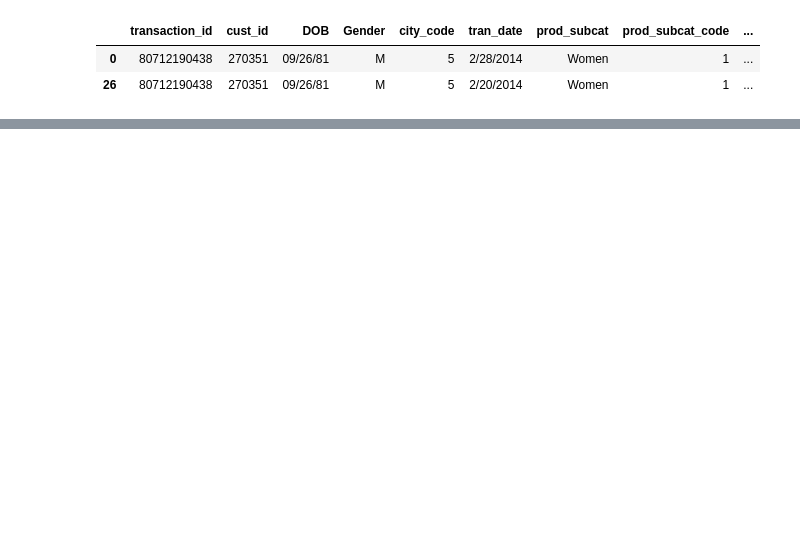
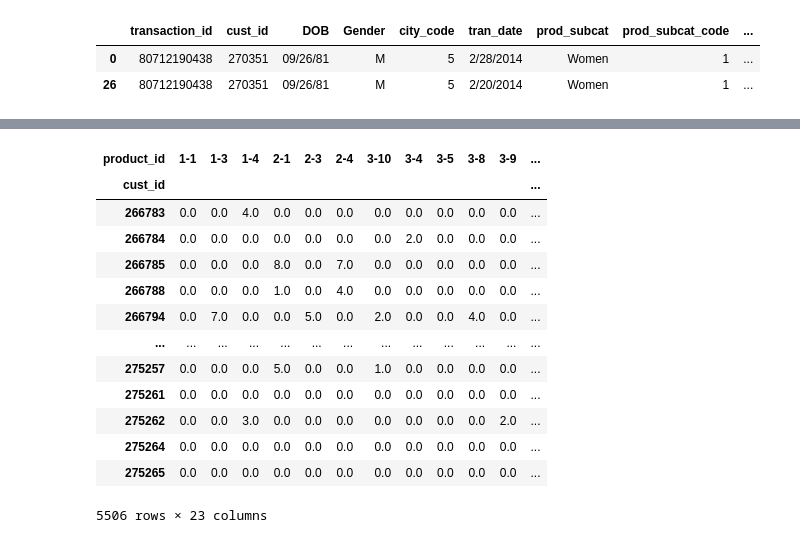
Before and after one commit to mestey28/turning_patterns_into_profits, a Jupyter notebook: Recommendations.ipynb, the cells around one changed output, grey strips where cells are left out. Cells and saved outputs as stored; diff of their text form; code cells hidden in the pictures; blank space fills up the shorter version.

Commit message:
basket analysis by customer

```diff
--- a/Recommendations.ipynb
+++ b/Recommendations.ipynb
@@ -141,0 +145,20 @@ data.loc[data['transaction_id']=='80712190438']
+# %%
+## Create dataframe that represents items purchased by each customer id
+
+basket2= data.groupby(['cust_id', 'product_id'])['Qty'].sum().unstack().reset_index().fillna(0).set_index('cust_id')
+basket2
+# %% [output]
+| product_id | 1-1 | 1-3 | 1-4 | 2-1 | 2-3 | 2-4 | 3-10 | 3-4 | 3-5 | 3-8 | 3-9 | ... |
+| cust_id |  |  |  |  |  |  |  |  |  |  |  | ... |
+| 266783 | 0.0 | 0.0 | 4.0 | 0.0 | 0.0 | 0.0 | 0.0 | 0.0 | 0.0 | 0.0 | 0.0 | ... |
+| 266784 | 0.0 | 0.0 | 0.0 | 0.0 | 0.0 | 0.0 | 0.0 | 2.0 | 0.0 | 0.0 | 0.0 | ... |
+| 266785 | 0.0 | 0.0 | 0.0 | 8.0 | 0.0 | 7.0 | 0.0 | 0.0 | 0.0 | 0.0 | 0.0 | ... |
+| 266788 | 0.0 | 0.0 | 0.0 | 1.0 | 0.0 | 4.0 | 0.0 | 0.0 | 0.0 | 0.0 | 0.0 | ... |
+| 266794 | 0.0 | 7.0 | 0.0 | 0.0 | 5.0 | 0.0 | 2.0 | 0.0 | 0.0 | 4.0 | 0.0 | ... |
+| ... | ... | ... | ... | ... | ... | ... | ... | ... | ... | ... | ... | ... |
+| 275257 | 0.0 | 0.0 | 0.0 | 5.0 | 0.0 | 0.0 | 1.0 | 0.0 | 0.0 | 0.0 | 0.0 | ... |
+| 275261 | 0.0 | 0.0 | 0.0 | 0.0 | 0.0 | 0.0 | 0.0 | 0.0 | 0.0 | 0.0 | 0.0 | ... |
+| 275262 | 0.0 | 0.0 | 3.0 | 0.0 | 0.0 | 0.0 | 0.0 | 0.0 | 0.0 | 0.0 | 2.0 | ... |
+| 275264 | 0.0 | 0.0 | 0.0 | 0.0 | 0.0 | 0.0 | 0.0 | 0.0 | 0.0 | 0.0 | 0.0 | ... |
+| 275265 | 0.0 | 0.0 | 0.0 | 0.0 | 0.0 | 0.0 | 0.0 | 0.0 | 0.0 | 0.0 | 0.0 | ... |
+5506 rows × 23 columns
```
Also changed, not shown: parts of 9 cells of this notebook.
